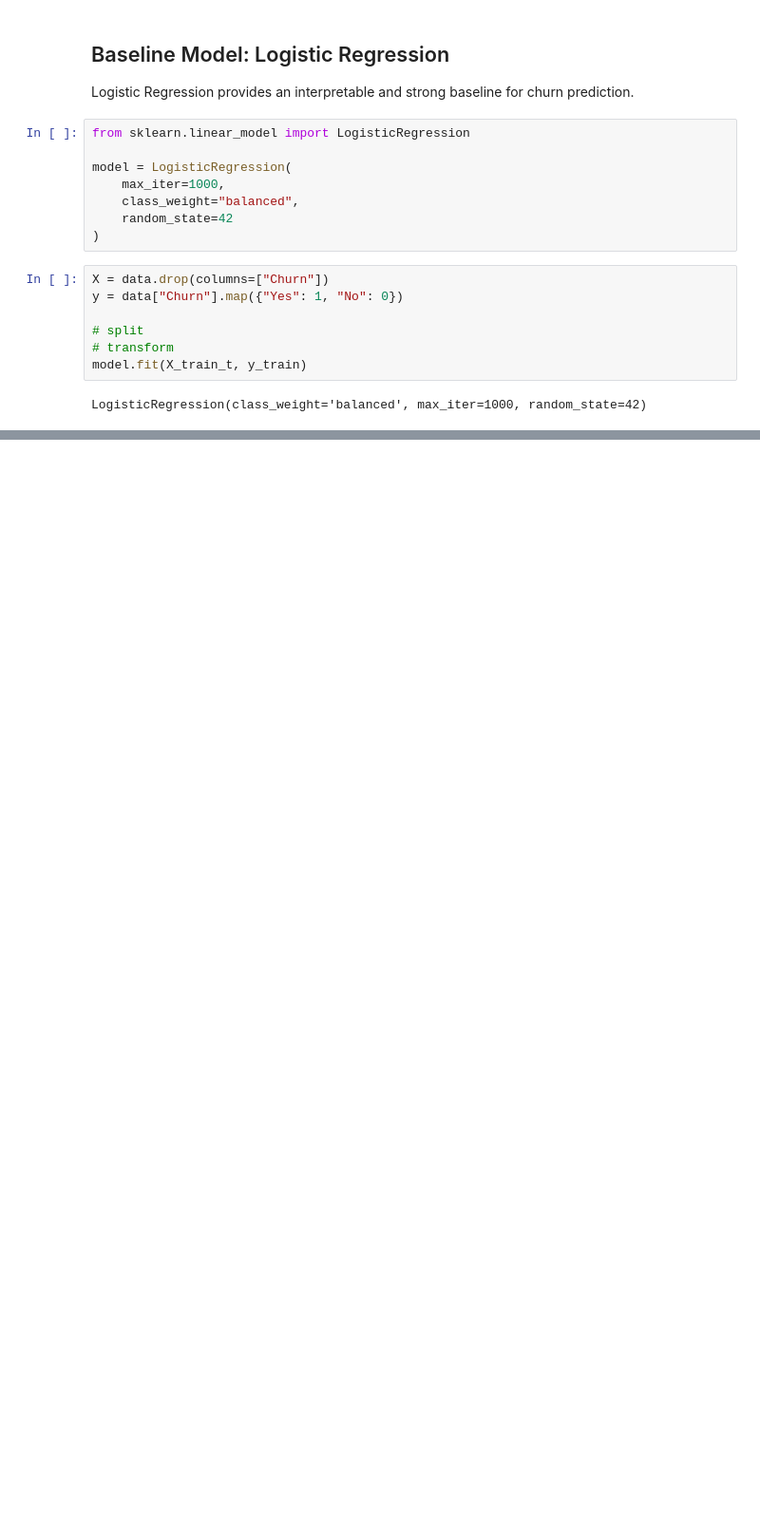
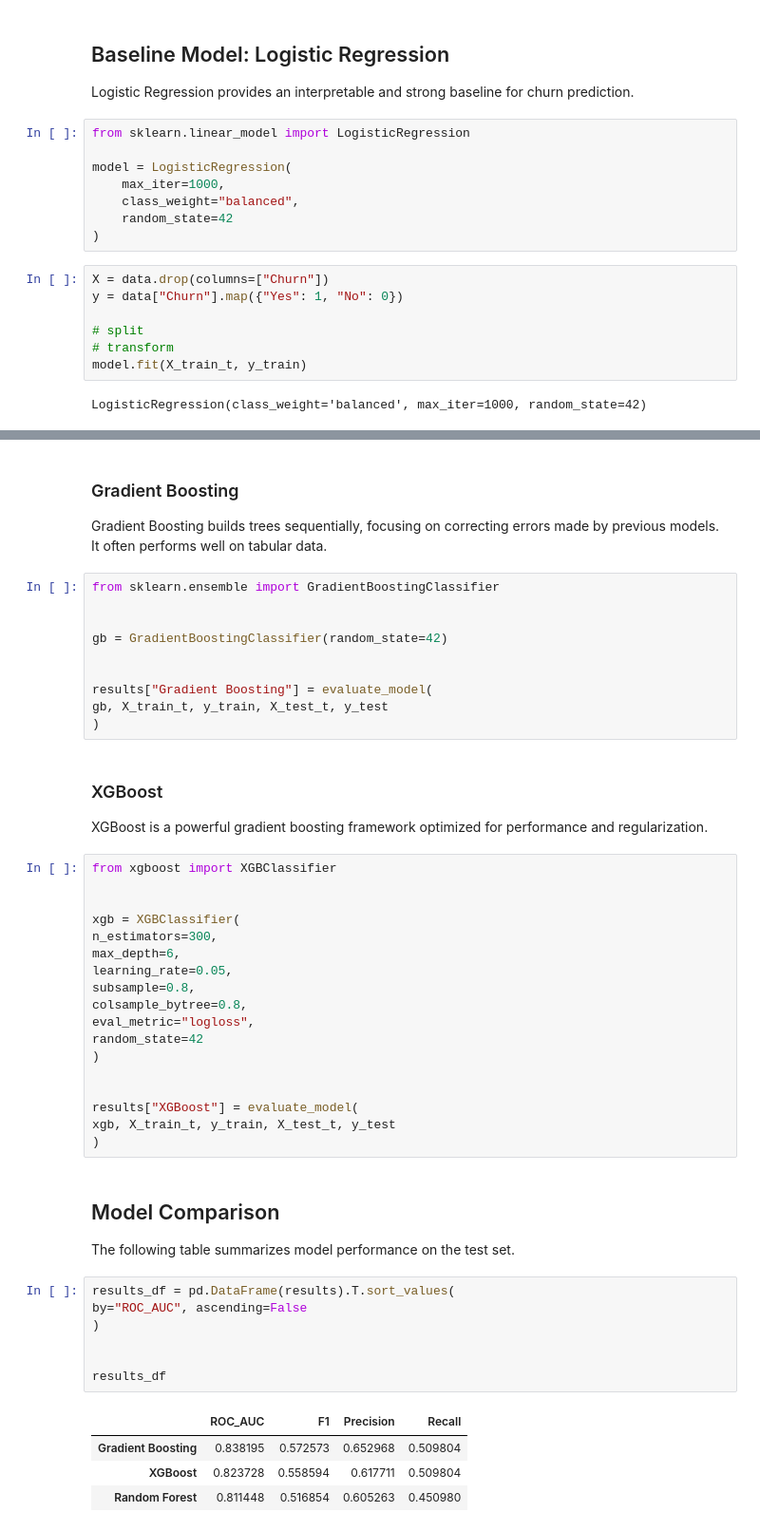
Before and after one commit to Ladan-n/ml-churn-prediction, a Jupyter notebook: notebooks/03_modeling.ipynb, the cells around one changed output, grey strips where cells are left out. Shown at 95% size. Drawn from its saved outputs; the diff is of its cells as text; blank space fills up the shorter version.

```diff
--- a/notebooks/03_modeling.ipynb
+++ b/notebooks/03_modeling.ipynb
@@ -103,0 +168,57 @@ LogisticRegression(class_weight='balanced', max_iter=1000, random_state=42)
+# %% [markdown]
+### Gradient Boosting
+
+
+Gradient Boosting builds trees sequentially, focusing on correcting
+errors made by previous models. It often performs well on tabular data.
+# %%
+from sklearn.ensemble import GradientBoostingClassifier
+
+
+gb = GradientBoostingClassifier(random_state=42)
+
+
+results["Gradient Boosting"] = evaluate_model(
+gb, X_train_t, y_train, X_test_t, y_test
+)
+# %% [markdown]
+### XGBoost
+
+
+XGBoost is a powerful gradient boosting framework optimized for
+performance and regularization.
+# %%
+from xgboost import XGBClassifier
+
+
+xgb = XGBClassifier(
+n_estimators=300,
+max_depth=6,
+learning_rate=0.05,
+subsample=0.8,
+colsample_bytree=0.8,
+eval_metric="logloss",
+random_state=42
+)
+
+
+results["XGBoost"] = evaluate_model(
+xgb, X_train_t, y_train, X_test_t, y_test
+)
+# %% [markdown]
+## Model Comparison
+
+
+The following table summarizes model performance on the test set.
+# %%
+results_df = pd.DataFrame(results).T.sort_values(
+by="ROC_AUC", ascending=False
+)
+
+
+results_df
+# %% [output]
+|  | ROC_AUC | F1 | Precision | Recall |
+| Gradient Boosting | 0.838195 | 0.572573 | 0.652968 | 0.509804 |
+| XGBoost | 0.823728 | 0.558594 | 0.617711 | 0.509804 |
+| Random Forest | 0.811448 | 0.516854 | 0.605263 | 0.450980 |
```
Also changed, not shown: parts of 12 cells of this notebook, 1 other file.
